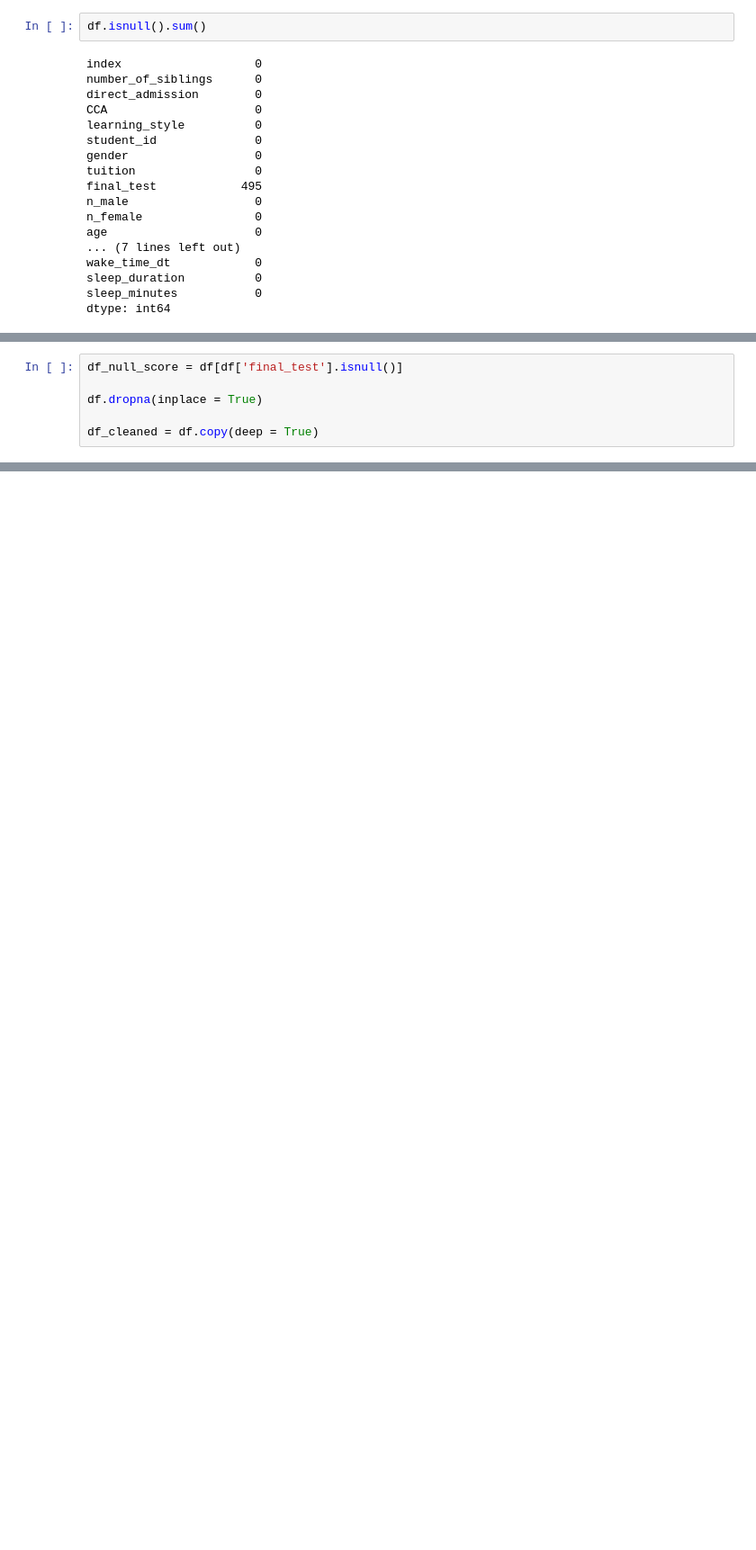
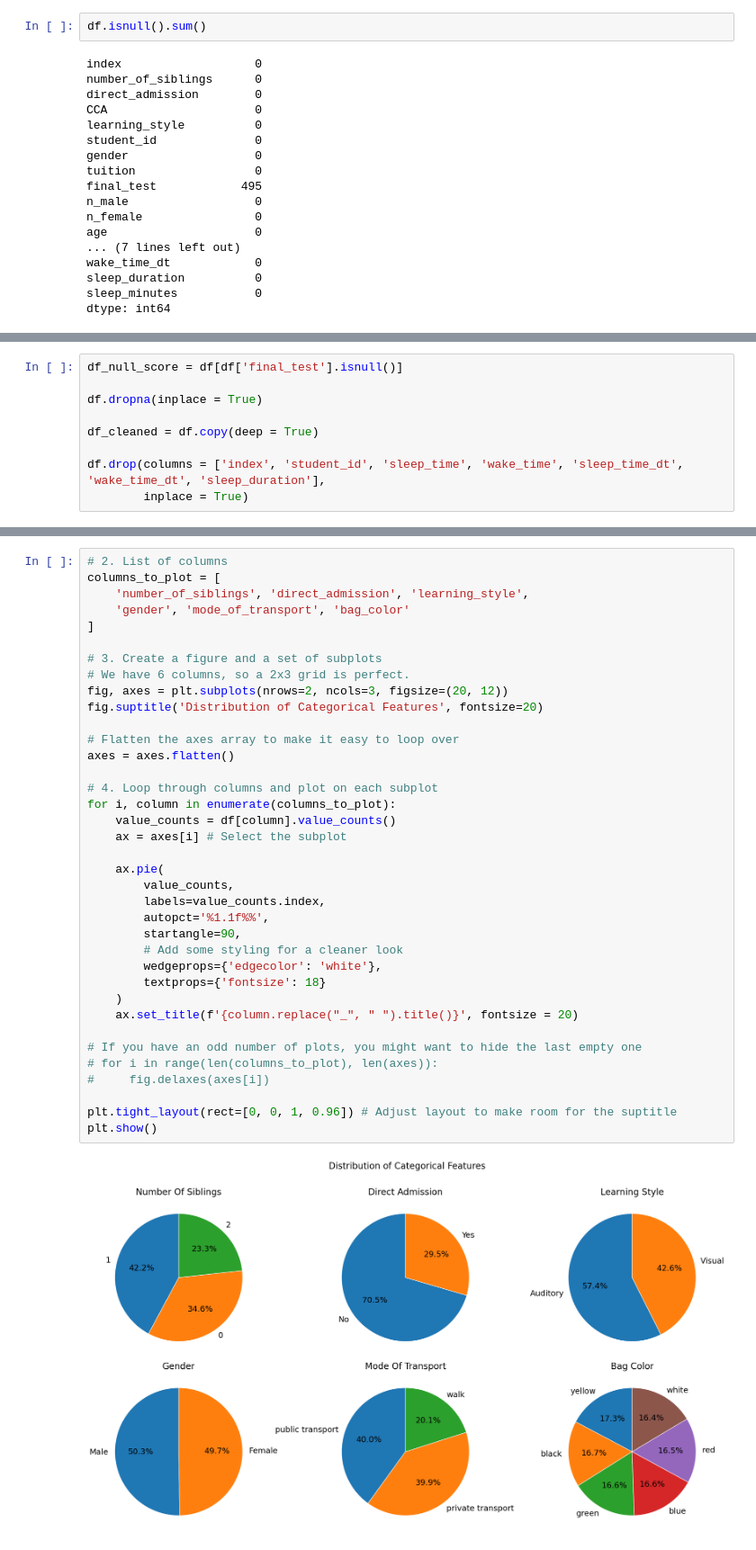
Before and after one commit to dingaroo/aiap_foundation_self_practice, a Jupyter notebook: eda.ipynb, the cells around one changed output, grey strips where cells are left out. Shown: that part at 90% size. Cells and saved outputs as stored; diff of their text form; blank space fills up the shorter version.

Commit message:
Added pir charts and a barchart for CCA and other object-type columns

```diff
--- a/eda.ipynb
+++ b/eda.ipynb
@@ -307,3 +334,6 @@ df_null_score = df[df['final_test'].isnull()]
 df.dropna(inplace = True)
 
 df_cleaned = df.copy(deep = True)
+
+df.drop(columns = ['index', 'student_id', 'sleep_time', 'wake_time', 'sleep_time_dt', 'wake_time_dt', 'sleep_duration'],
+        inplace = True)
@@ -333,0 +368,39 @@ np.int64(0)
+# %%
+# 2. List of columns
+columns_to_plot = [
+    'number_of_siblings', 'direct_admission', 'learning_style',
+    'gender', 'mode_of_transport', 'bag_color'
+]
+
+# 3. Create a figure and a set of subplots
+# We have 6 columns, so a 2x3 grid is perfect.
+fig, axes = plt.subplots(nrows=2, ncols=3, figsize=(20, 12))
+fig.suptitle('Distribution of Categorical Features', fontsize=20)
+
+# Flatten the axes array to make it easy to loop over
+axes = axes.flatten()
+
+# 4. Loop through columns and plot on each subplot
+for i, column in enumerate(columns_to_plot):
+    value_counts = df[column].value_counts()
+    ax = axes[i] # Select the subplot
+
+    ax.pie(
+        value_counts,
+        labels=value_counts.index,
+        autopct='%1.1f%%',
+        startangle=90,
+        # Add some styling for a cleaner look
+        wedgeprops={'edgecolor': 'white'},
+        textprops={'fontsize': 18}
+    )
+    ax.set_title(f'{column.replace("_", " ").title()}', fontsize = 20)
+
+# If you have an odd number of plots, you might want to hide the last empty one
+# for i in range(len(columns_to_plot), len(axes)):
+#     fig.delaxes(axes[i])
+
+plt.tight_layout(rect=[0, 0, 1, 0.96]) # Adjust layout to make room for the suptitle
+plt.show()
+# %% [output]
+[figure, added]
```
Also changed, not shown: parts of 27 cells of this notebook.
